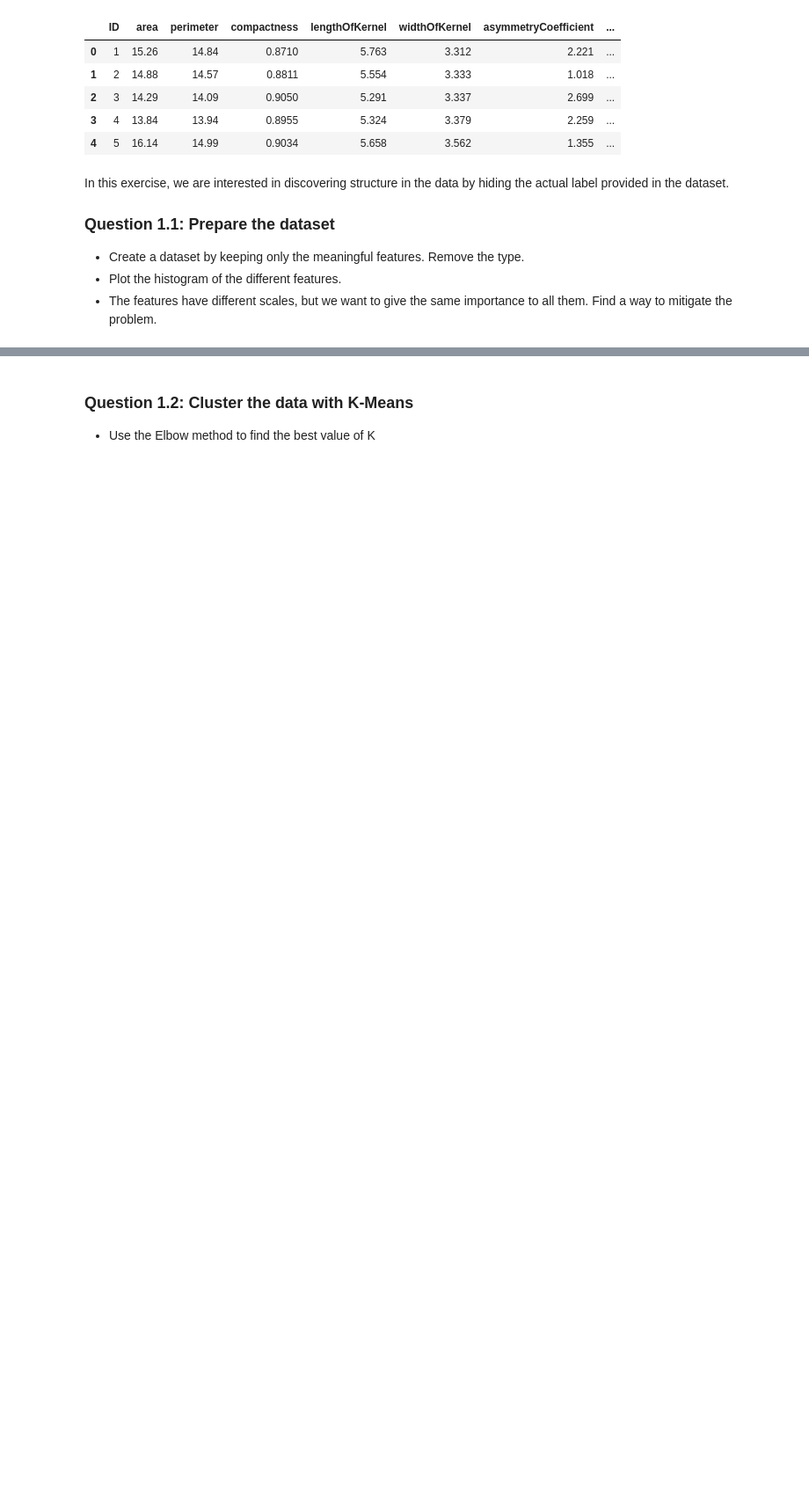
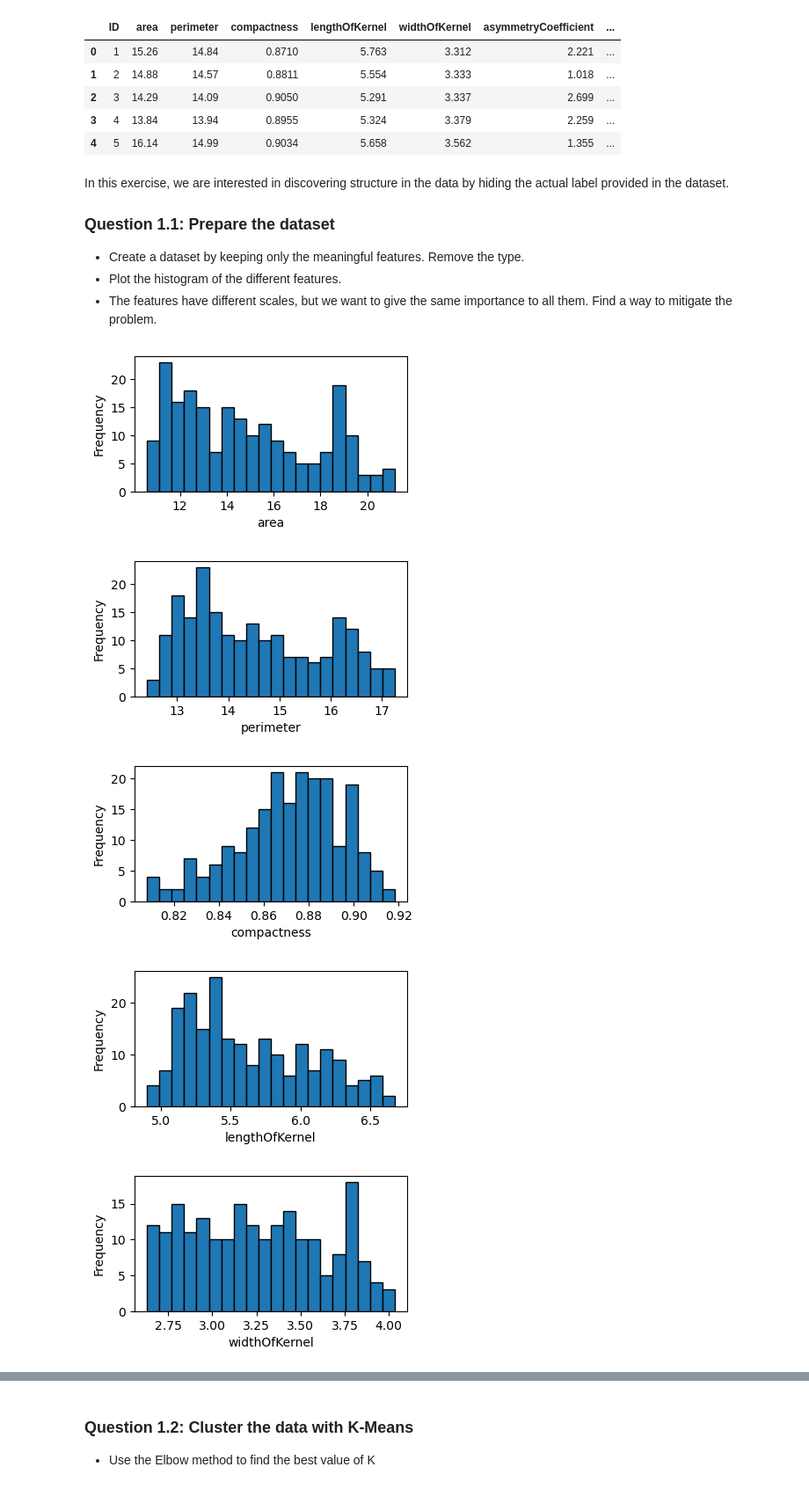
Before and after one commit to PabloVallbona/ADA2025, a Jupyter notebook: Exercises/08 - Learning from data - Unsupervised learning/Unsupervised_Learning.ipynb, the cells around one changed output, grey strips where cells are left out. Shown at 88% size. Cells and saved outputs as stored; diff of their text form; code cells hidden in the pictures; blank space fills up the shorter version.

```diff
--- a/Exercises/08 - Learning from data - Unsupervised learning/Unsupervised_Learning.ipynb
+++ b/Exercises/08 - Learning from data - Unsupervised learning/Unsupervised_Learning.ipynb
@@ -357,3 +357,23 @@ In this exercise, we are interested in discovering structure in the data by hidi
 - Create a dataset by keeping only the meaningful features. Remove the type.
 - Plot the histogram of the different features.
 - The features have different scales, but we want to give the same importance to all them. Find a way to mitigate the problem.
+# %%
+seeds.drop(columns= 'seedType')
+
+features = ['area', 'perimeter', 'compactness', 'lengthOfKernel', 'widthOfKernel', 'asymmetryCoefficient', 'lengthOfKernelGroove']
+
+
+for feature in features:
+
+    plt.figure(figsize=(4, 2))
+    plt.hist(seeds[feature],bins=20, edgecolor='black')
+    plt.xlabel(feature)
+    plt.ylabel("Frequency")
+    plt.tight_layout
+    plt.show()
+# %% [output]
+[figure, added]
+[figure, added]
+[figure, added]
+[figure, added]
+[figure, added]
```
Also changed, not shown: parts of 10 cells of this notebook.
